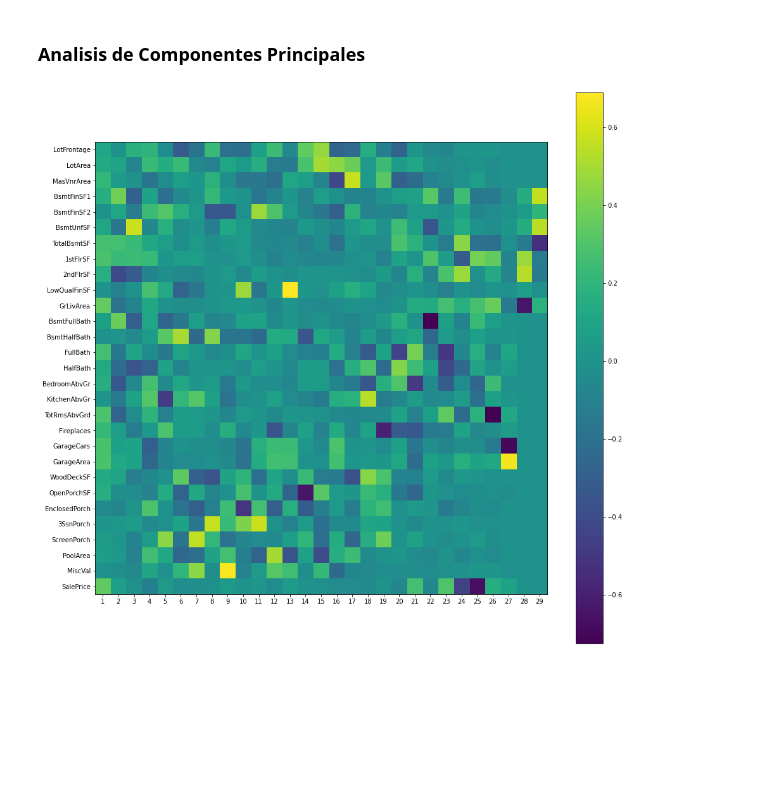
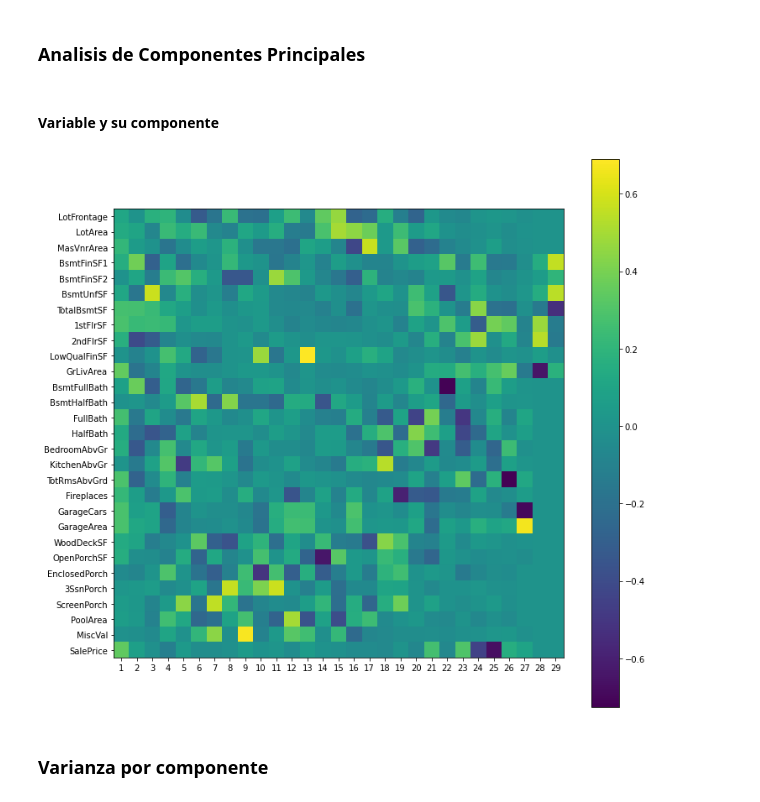
Before and after one commit to Requetetin/DS-Lab1, a Jupyter notebook: Lab1.ipynb, the cells around one changed output. Drawn from its saved outputs; the diff is of its cells as text; code cells hidden in the pictures; blank space fills up the shorter version.

Commit message:
Varianza

```diff
--- a/Lab1.ipynb
+++ b/Lab1.ipynb
@@ -187,14 +189,18 @@ pd.DataFrame(
   columns = data[quant].columns,
   index = ['PC1','PC2','PC3','PC5','PC6','PC7','PC8', 'PC9', 'PC10', 'PC11', 'PC12', 'PC13', 'PC14', 'PC15', 'PC16', 'PC17', 'PC18', 'PC19', 'PC20', 'PC21', 'PC22', 'PC23', 'PC24', 'PC25', 'PC26', 'PC27', 'PC28', 'PC29', 'PC30']
 )
+# %% [markdown]
+#### Variable y su componente
 # %%
 fig, ax = plt.subplots(nrows=1, ncols=1)
 componentes = pca_model.components_
 plt.imshow(componentes.T)
 plt.yticks(range(len(data[quant].columns)), data[quant].columns)
 plt.xticks(range(len(data[quant].columns)), np.arange(pca_model.n_components_)+1)
 plt.grid(False)
 plt.colorbar();
-fig.set_size_inches(16, 16)
+fig.set_size_inches(12, 12)
 # %% [output]
-[figure, old version]
+[figure, new version]
+# %% [markdown]
+### Varianza por componente
```
Also changed, not shown: parts of 4 cells of this notebook.
